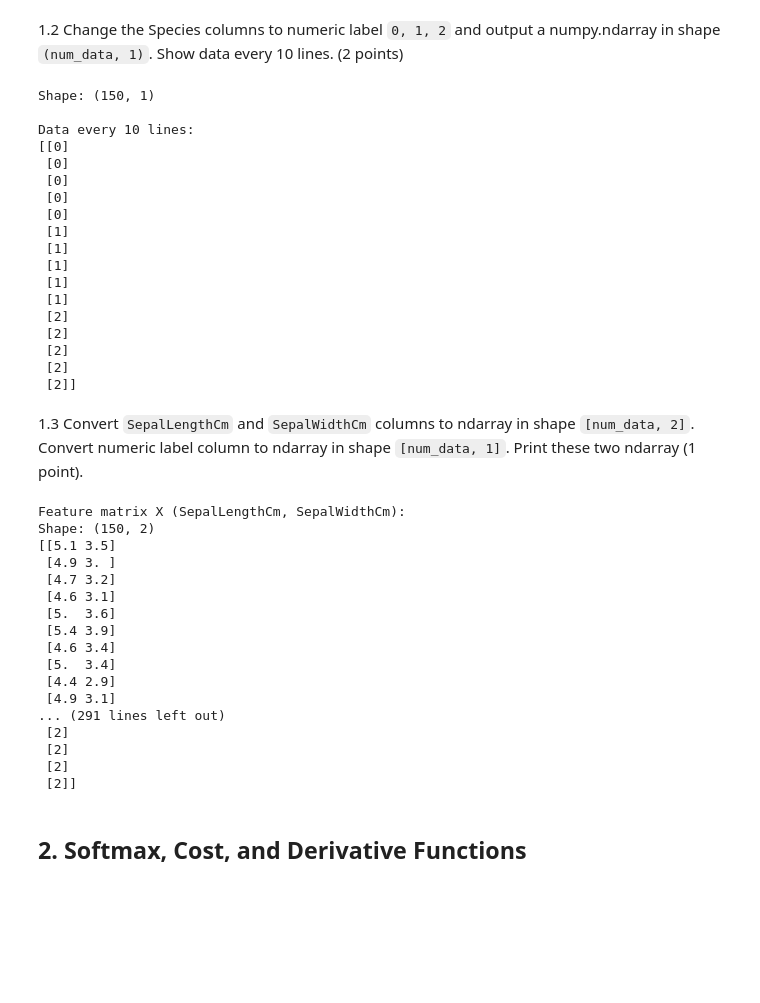
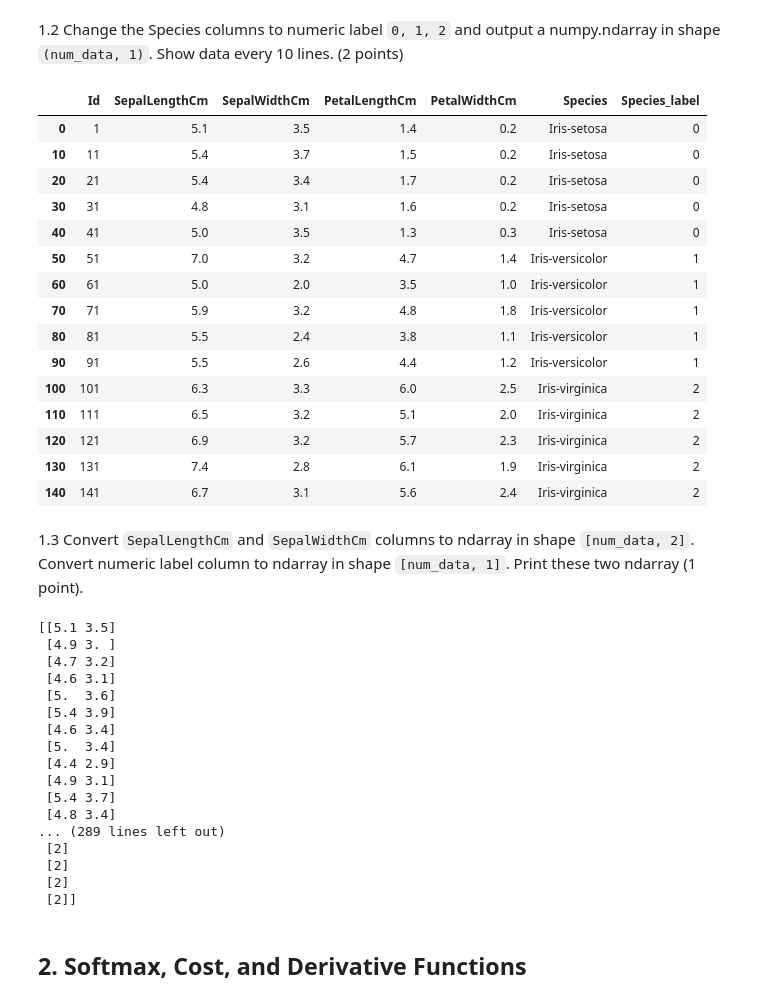
Before and after one commit to LaNasilDark/DDA3020-Assignment, a Jupyter notebook: Assiginment1/HW1_xingqiliang_Q1.ipynb, the cells around one changed output. Cells and saved outputs as stored; diff of their text form; code cells hidden in the pictures; blank space fills up the shorter version.

```diff
--- a/Assiginment1/HW1_P1_Logistic.ipynb
+++ b/Assiginment1/HW1_xingqiliang_Q1.ipynb
@@ -36,37 +36,33 @@ df.head(10)
 # %%
 ########################
 # Write your code here #
 ########################
 # Map species to numeric labels: Iris-setosa -> 0, Iris-versicolor -> 1, Iris-virginica -> 2
 species_mapping = {'Iris-setosa': 0, 'Iris-versicolor': 1, 'Iris-virginica': 2}
-df['SpeciesLabel'] = df['Species'].map(species_mapping)
+df['Species_label'] = df['Species'].map(species_mapping)
 
 # Convert to numpy.ndarray with shape (num_data, 1)
-y = df['SpeciesLabel'].values.reshape(-1, 1)
+y = df['Species_label'].values.reshape(-1, 1)
 
 # Show data every 10 lines
-print(f"Shape: {y.shape}")
-print("\nData every 10 lines:")
-print(y[::10])
+df.iloc[::10]
 # %% [output]
-Shape: (150, 1)
-
-Data every 10 lines:
-[[0]
- [0]
- [0]
- [0]
- [0]
- [1]
- [1]
- [1]
- [1]
- [1]
- [2]
- [2]
- [2]
- [2]
- [2]]
+|  | Id | SepalLengthCm | SepalWidthCm | PetalLengthCm | PetalWidthCm | Species | Species_label |
+| 0 | 1 | 5.1 | 3.5 | 1.4 | 0.2 | Iris-setosa | 0 |
+| 10 | 11 | 5.4 | 3.7 | 1.5 | 0.2 | Iris-setosa | 0 |
+| 20 | 21 | 5.4 | 3.4 | 1.7 | 0.2 | Iris-setosa | 0 |
+| 30 | 31 | 4.8 | 3.1 | 1.6 | 0.2 | Iris-setosa | 0 |
+| 40 | 41 | 5.0 | 3.5 | 1.3 | 0.3 | Iris-setosa | 0 |
+| 50 | 51 | 7.0 | 3.2 | 4.7 | 1.4 | Iris-versicolor | 1 |
+| 60 | 61 | 5.0 | 2.0 | 3.5 | 1.0 | Iris-versicolor | 1 |
+| 70 | 71 | 5.9 | 3.2 | 4.8 | 1.8 | Iris-versicolor | 1 |
+| 80 | 81 | 5.5 | 2.4 | 3.8 | 1.1 | Iris-versicolor | 1 |
+| 90 | 91 | 5.5 | 2.6 | 4.4 | 1.2 | Iris-versicolor | 1 |
+| 100 | 101 | 6.3 | 3.3 | 6.0 | 2.5 | Iris-virginica | 2 |
+| 110 | 111 | 6.5 | 3.2 | 5.1 | 2.0 | Iris-virginica | 2 |
+| 120 | 121 | 6.9 | 3.2 | 5.7 | 2.3 | Iris-virginica | 2 |
+| 130 | 131 | 7.4 | 2.8 | 6.1 | 1.9 | Iris-virginica | 2 |
+| 140 | 141 | 6.7 | 3.1 | 5.6 | 2.4 | Iris-virginica | 2 |
 # %% [markdown]
 1.3 Convert `SepalLengthCm` and `SepalWidthCm` columns to ndarray in shape `[num_data, 2]`. Convert numeric label column to ndarray in shape `[num_data, 1]`. Print these two ndarray (1 point).
 # %%
@@ -81,16 +77,14 @@ X = df[['SepalLengthCm', 'SepalWidthCm']].values
 # y = df['SpeciesLabel'].values.reshape(-1, 1)
 
 # Print both arrays
-print("Feature matrix X (SepalLengthCm, SepalWidthCm):")
-print(f"Shape: {X.shape}")
+# print("Feature matrix X (SepalLengthCm, SepalWidthCm):")
+# print(f"Shape: {X.shape}")
 print(X)
 print("\n" + "="*50 + "\n")
 print("Label vector y:")
 print(f"Shape: {y.shape}")
 print(y)
 # %% [output]
-Feature matrix X (SepalLengthCm, SepalWidthCm):
-Shape: (150, 2)
 [[5.1 3.5]
  [4.9 3. ]
  [4.7 3.2]
@@ -101,7 +95,9 @@ Shape: (150, 2)
  [5.  3.4]
  [4.4 2.9]
  [4.9 3.1]
-... (291 lines left out)
+ [5.4 3.7]
+ [4.8 3.4]
+... (289 lines left out)
  [2]
  [2]
  [2]
```
Also changed, not shown: parts of 7 cells of this notebook, 2 other files.
